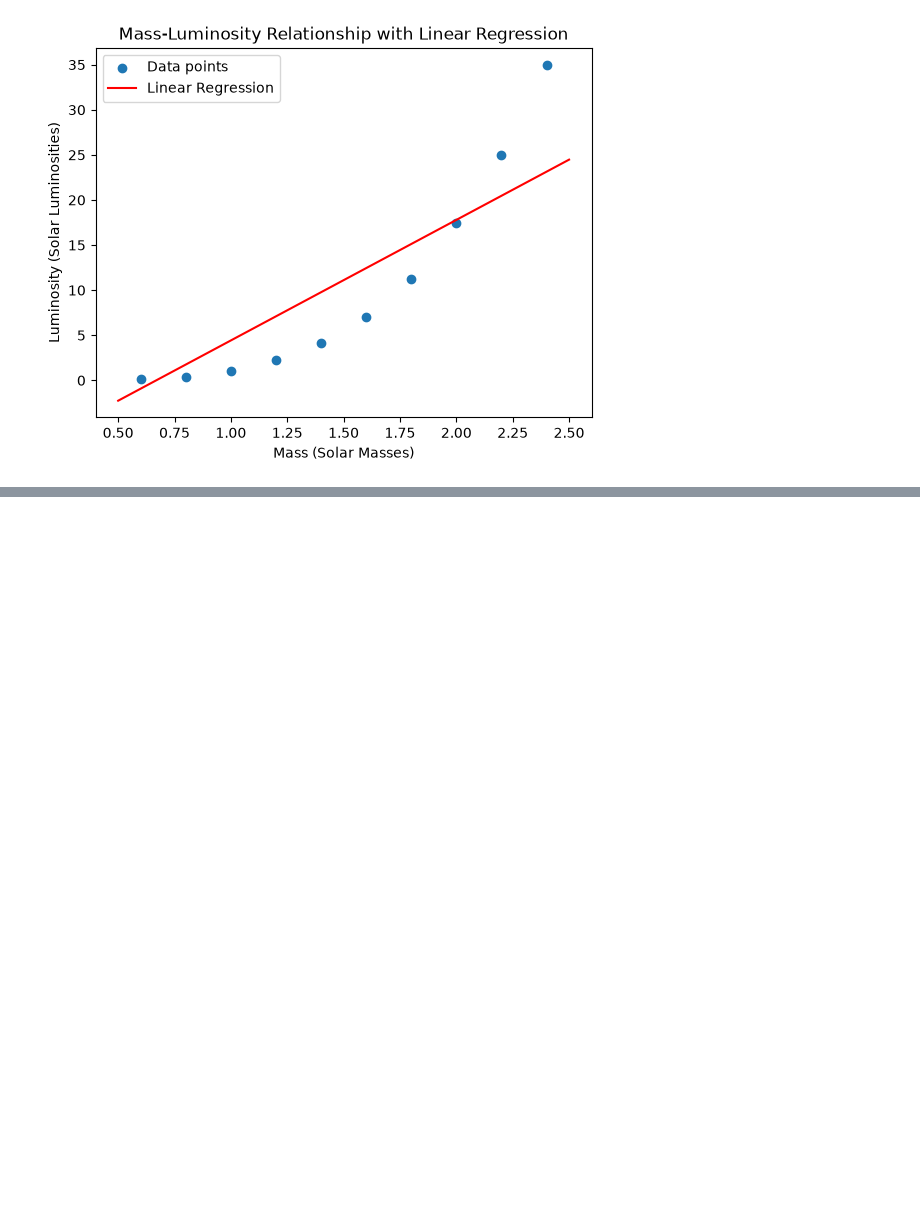
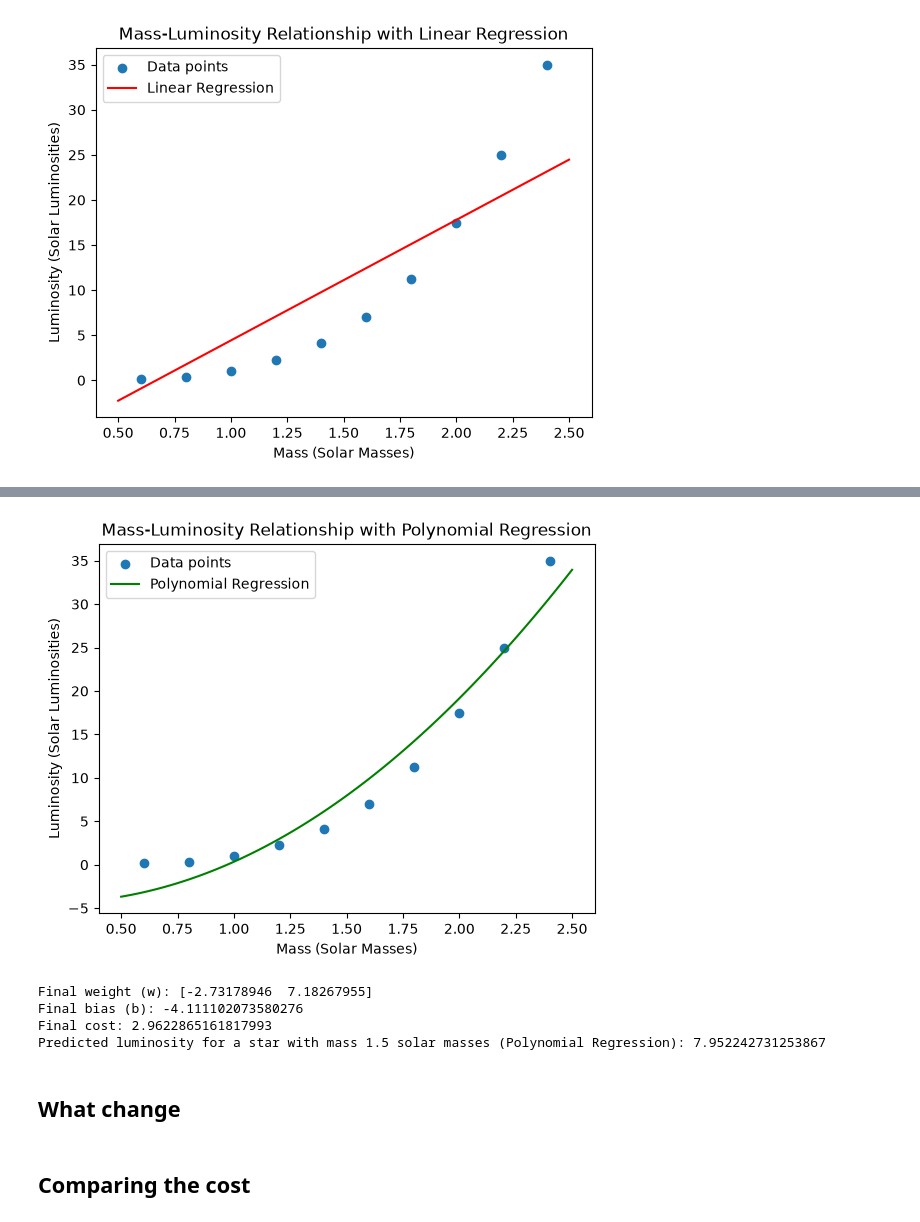
Before and after one commit to nestorlop/AI-Stellar-Luminosity, a Jupyter notebook: stellar_luminosity_hands_on.ipynb, the cells around one changed output, grey strips where cells are left out. Drawn from its saved outputs; the diff is of its cells as text; code cells hidden in the pictures; blank space fills up the shorter version.

Commit message:
Add: Adding the point 5 and 6

```diff
--- a/stellar_luminosity_hands_on.ipynb
+++ b/stellar_luminosity_hands_on.ipynb
@@ -146,0 +177,27 @@ plt.show()
+# %%
+plot_x_poly = np.linspace(0.5, 2.5, 100)
+plot_y_poly = prediction(np.column_stack((plot_x_poly, plot_x_poly**2)), w_poly, b_poly)
+plt.figure()
+plt.scatter(mass, luminosity, label='Data points')
+plt.plot(plot_x_poly, plot_y_poly, label='Polynomial Regression', color='green')
+plt.xlabel('Mass (Solar Masses)')
+plt.ylabel('Luminosity (Solar Luminosities)')
+plt.title('Mass-Luminosity Relationship with Polynomial Regression')
+plt.legend()
+plt.show()
+# %% [output]
+[figure, added]
+# %%
+print("Final weight (w):", w)
+print("Final bias (b):", b)
+print("Final cost:", cost_history[-1])
+print("Predicted luminosity for a star with mass 1.5 solar masses (Polynomial Regression):", prediction(np.array([[1.5, 1.5**2]]), w, b)[0])
+# %% [output]
+Final weight (w): [-2.73178946  7.18267955]
+Final bias (b): -4.111102073580276
+Final cost: 2.9622865161817993
+Predicted luminosity for a star with mass 1.5 solar masses (Polynomial Regression): 7.952242731253867
+# %% [markdown]
+## What change
+# %% [markdown]
+## Comparing the cost
```
Also changed, not shown: parts of 12 cells of this notebook.
